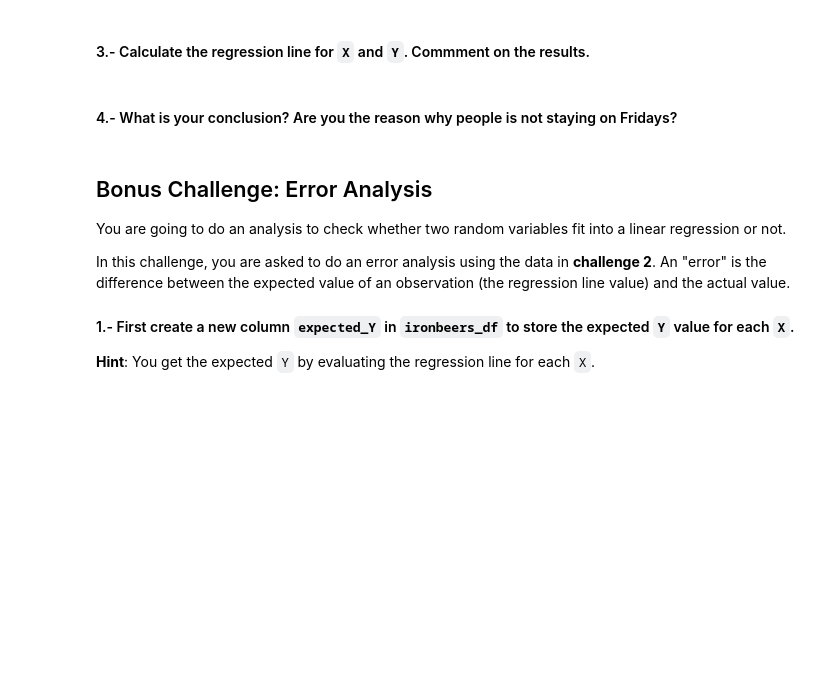
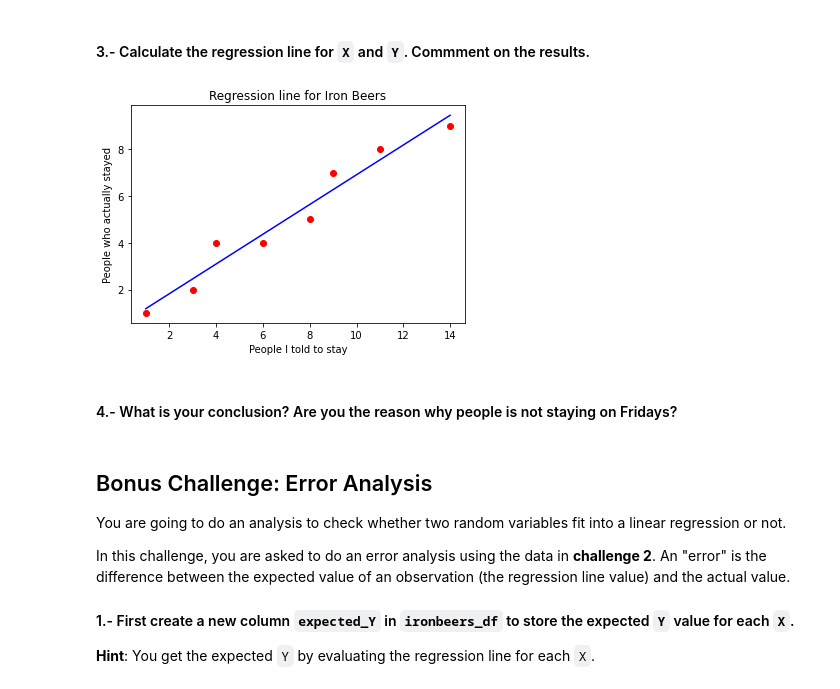
Before and after one commit to ta-data-remote/lab-linear-regression-correlation, a Jupyter notebook: your-code/main.ipynb, the cells around one changed output. Saved outputs shown, nothing was run; the diff lists cells and outputs as text; code cells hidden in the pictures; blank space fills up the shorter version.

```diff
--- a/your-code/main.ipynb
+++ b/your-code/main.ipynb
@@ -94,3 +148,12 @@ ironbeers_df = pd.DataFrame({'X': [1,3,4,6,8,9,11,14], 'Y': [1,2,4,4,5,7,8,9]})
+# %%
+slope, intercept = slope_intercept(x=ironbeers_df['X'],y=ironbeers_df['Y'])
+# %%
+plt.plot(ironbeers_df['X'], ironbeers_df['Y'],'o',c='r')
+plt.plot(ironbeers_df['X'], ironbeers_df['X']*slope + intercept,c='b')
+plt.gca().set(title='Regression line for Iron Beers', ylabel='People who actually stayed', xlabel='People I told to stay')
+plt.show()
+# %% [output]
+[figure, added]
 # %%
 # your comments here
 # %% [markdown]
```
Also changed, not shown: parts of 34 cells of this notebook.
